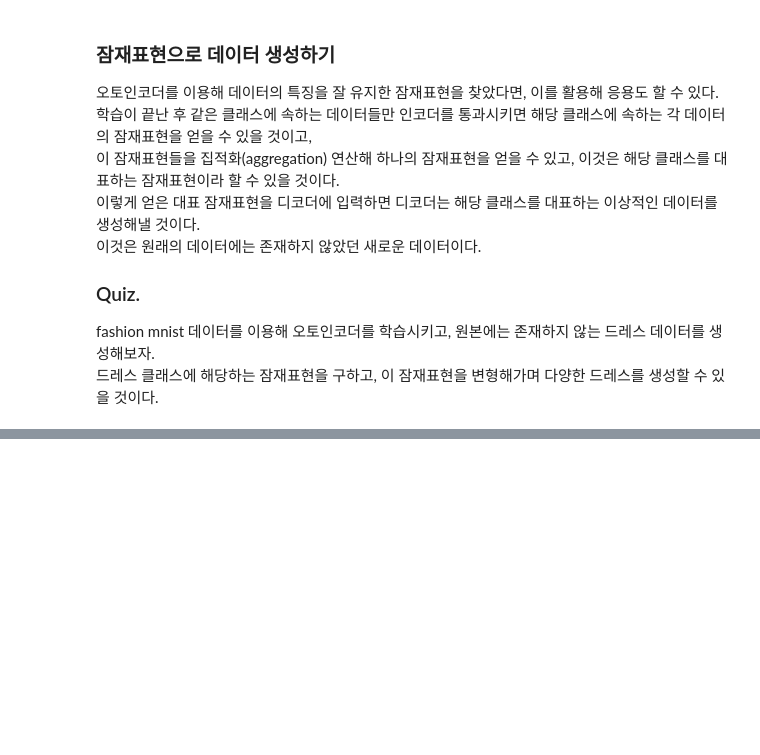
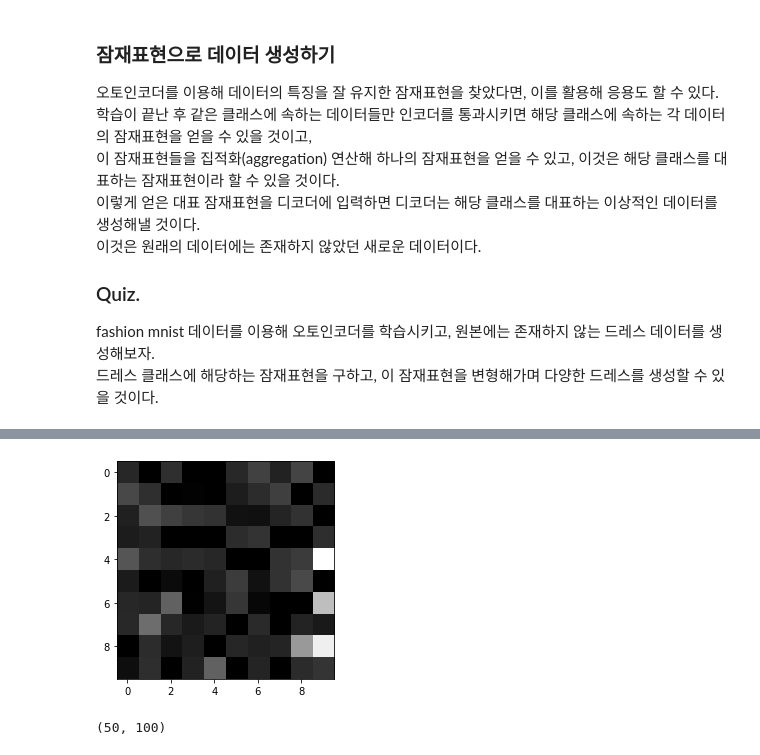
Before and after one commit to yeon93/Euddeum_ML_book_review, a Jupyter notebook: 18_autoencoder.ipynb, the cells around one changed output, grey strips where cells are left out. Cells and saved outputs as stored; diff of their text form; code cells hidden in the pictures; blank space fills up the shorter version.

```diff
--- a/18_autoencoder.ipynb
+++ b/18_autoencoder.ipynb
@@ -350,0 +464,19 @@ fashion mnist 데이터를 이용해 오토인코더를 학습시키고, 원본
+# %%
+#각 드레스 데이터에서 얻은 잠재표현을 모두 aggregate해 하나의 잠재표현 얻기
+dress_aggregation = encoded_dress_data.mean(axis=0)
+
+plt.imshow(dress_aggregation.reshape(10,10), cmap='gray');
+# %% [output]
+[figure, added]
+# %%
+#대표 잠재표현을 다양하게 변형하여 50개의 새로운 잠재표현 생성
+augmented_dress_aggregation = []
+
+for _ in range(50):
+    new_dress = dress_aggregation * (1 + np.random.randn(100)*0.3)   #랜덤 노이즈 추가
+    augmented_dress_aggregation.append(new_dress)
+
+augmented_dress_aggregation = np.array(augmented_dress_aggregation)
+augmented_dress_aggregation.shape
+# %% [output]
+(50, 100)
```
Also changed, not shown: parts of 9 cells of this notebook, 1 other file.
